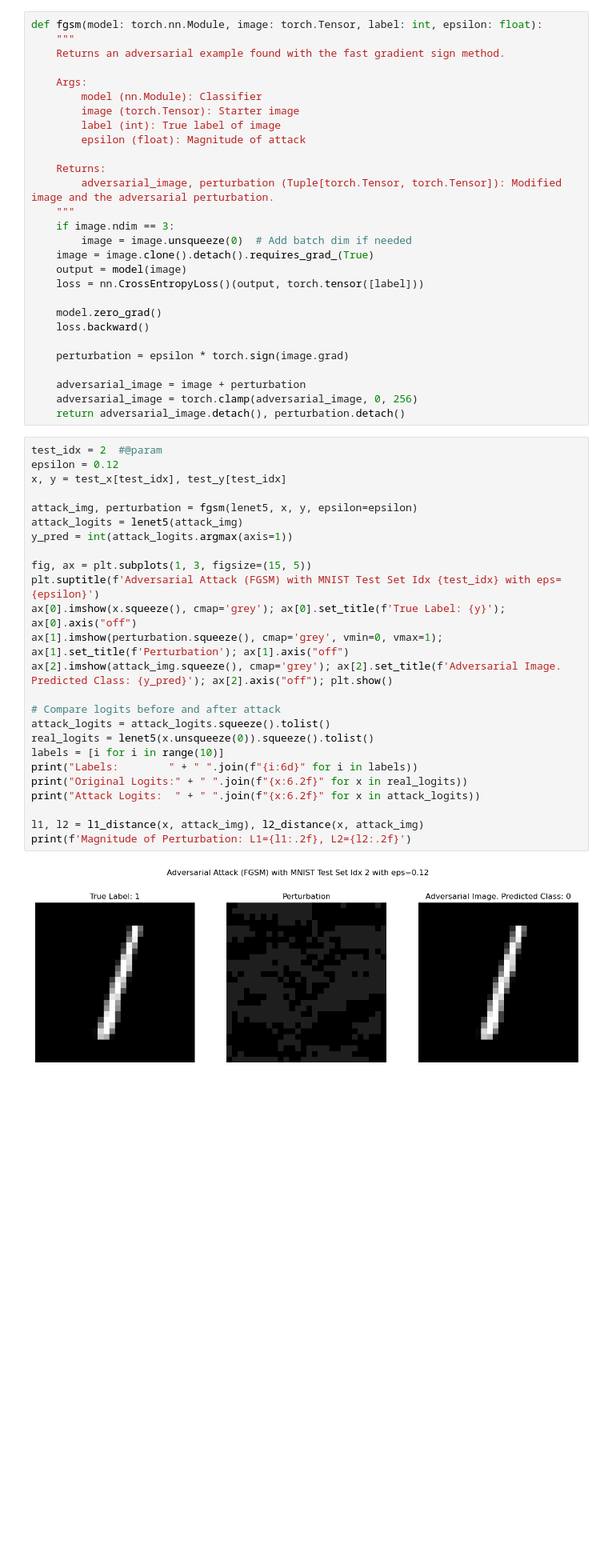
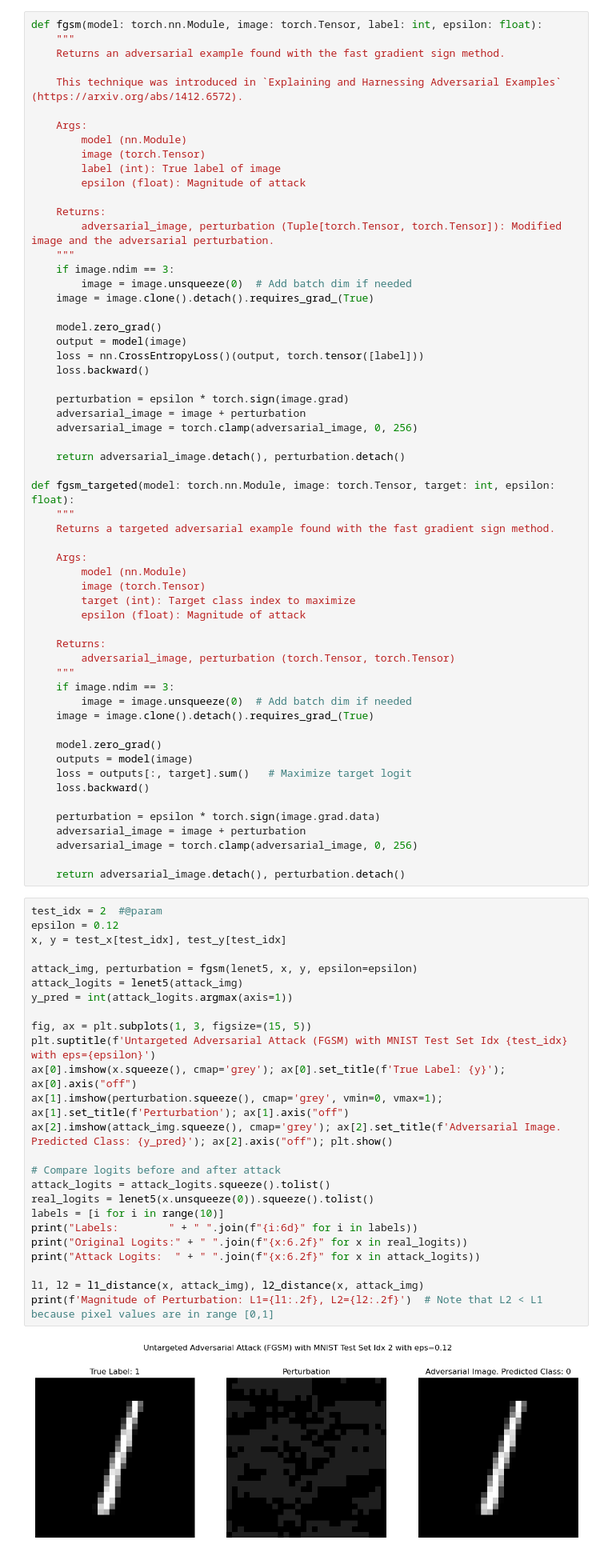
Before and after one commit to ncarolan/lenet-5, a Jupyter notebook: lenet.ipynb, the cells around one changed output. Shown at 80% size. Saved outputs shown, nothing was run; the diff lists cells and outputs as text; blank space fills up the shorter version.

```diff
--- a/lenet.ipynb
+++ b/lenet.ipynb
@@ -372,9 +375,11 @@ def fgsm(model: torch.nn.Module, image: torch.Tensor, label: int, epsilon: float
     """
     Returns an adversarial example found with the fast gradient sign method.
 
+    This technique was introduced in `Explaining and Harnessing Adversarial Examples` (https://arxiv.org/abs/1412.6572).
+
     Args:
-        model (nn.Module): Classifier
-        image (torch.Tensor): Starter image
+        model (nn.Module)
+        image (torch.Tensor)
         label (int): True label of image
         epsilon (float): Magnitude of attack
 
@@ -384,44 +389,72 @@ def fgsm(model: torch.nn.Module, image: torch.Tensor, label: int, epsilon: float
     if image.ndim == 3:
         image = image.unsqueeze(0)  # Add batch dim if needed
     image = image.clone().detach().requires_grad_(True)
+
+    model.zero_grad()
     output = model(image)
     loss = nn.CrossEntropyLoss()(output, torch.tensor([label]))
-
-    model.zero_grad()
     loss.backward()
 
     perturbation = epsilon * torch.sign(image.grad)
-
     adversarial_image = image + perturbation
     adversarial_image = torch.clamp(adversarial_image, 0, 256)
+
     return adversarial_image.detach(), perturbation.detach()
+
+def fgsm_targeted(model: torch.nn.Module, image: torch.Tensor, target: int, epsilon: float):
+    """
+    Returns a targeted adversarial example found with the fast gradient sign method.
+
+    Args:
+        model (nn.Module)
+        image (torch.Tensor)
+        target (int): Target class index to maximize
+        epsilon (float): Magnitude of attack
+
+    Returns:
+        adversarial_image, perturbation (torch.Tensor, torch.Tensor)
+    """
+    if image.ndim == 3:
+        image = image.unsqueeze(0)  # Add batch dim if needed
+    image = image.clone().detach().requires_grad_(True)
+
+    model.zero_grad()
+    outputs = model(image)
+    loss = outputs[:, target].sum()   # Maximize target logit
+    loss.backward()
+
+    perturbation = epsilon * torch.sign(image.grad.data)
+    adversarial_image = image + perturbation
+    adversarial_image = torch.clamp(adversarial_image, 0, 256)
+
+    return adversarial_image.detach(), perturbation.detach()
 # %%
 test_idx = 2  #@param
 epsilon = 0.12
 x, y = test_x[test_idx], test_y[test_idx]
 
 attack_img, perturbation = fgsm(lenet5, x, y, epsilon=epsilon)
 attack_logits = lenet5(attack_img)
 y_pred = int(attack_logits.argmax(axis=1))
 
 fig, ax = plt.subplots(1, 3, figsize=(15, 5))
-plt.suptitle(f'Adversarial Attack (FGSM) with MNIST Test Set Idx {test_idx} with eps={epsilon}')
+plt.suptitle(f'Untargeted Adversarial Attack (FGSM) with MNIST Test Set Idx {test_idx} with eps={epsilon}')
 ax[0].imshow(x.squeeze(), cmap='grey'); ax[0].set_title(f'True Label: {y}'); ax[0].axis("off")
 ax[1].imshow(perturbation.squeeze(), cmap='grey', vmin=0, vmax=1); ax[1].set_title(f'Perturbation'); ax[1].axis("off")
 ax[2].imshow(attack_img.squeeze(), cmap='grey'); ax[2].set_title(f'Adversarial Image. Predicted Class: {y_pred}'); ax[2].axis("off"); plt.show()
 
 # Compare logits before and after attack
 attack_logits = attack_logits.squeeze().tolist()
 real_logits = lenet5(x.unsqueeze(0)).squeeze().tolist()
 labels = [i for i in range(10)]
 print("Labels:        " + " ".join(f"{i:6d}" for i in labels))
 print("Original Logits:" + " ".join(f"{x:6.2f}" for x in real_logits))
 print("Attack Logits:  " + " ".join(f"{x:6.2f}" for x in attack_logits))
 
 l1, l2 = l1_distance(x, attack_img), l2_distance(x, attack_img)
-print(f'Magnitude of Perturbation: L1={l1:.2f}, L2={l2:.2f}')
+print(f'Magnitude of Perturbation: L1={l1:.2f}, L2={l2:.2f}')  # Note that L2 < L1 because pixel values are in range [0,1]
 # %% [output]
-[figure, old version]
+[figure, new version]
 Labels:             0      1      2      3      4      5      6      7      8      9
 Original Logits: -1.14   2.62  -3.70  -2.63  -4.35  -3.17  -1.00  -4.55  -0.58  -5.36
 Attack Logits:    0.76   0.51  -3.19  -3.08  -4.59  -2.81   0.45  -4.81   0.07  -4.96
```
Also changed, not shown: parts of 8 cells of this notebook.
